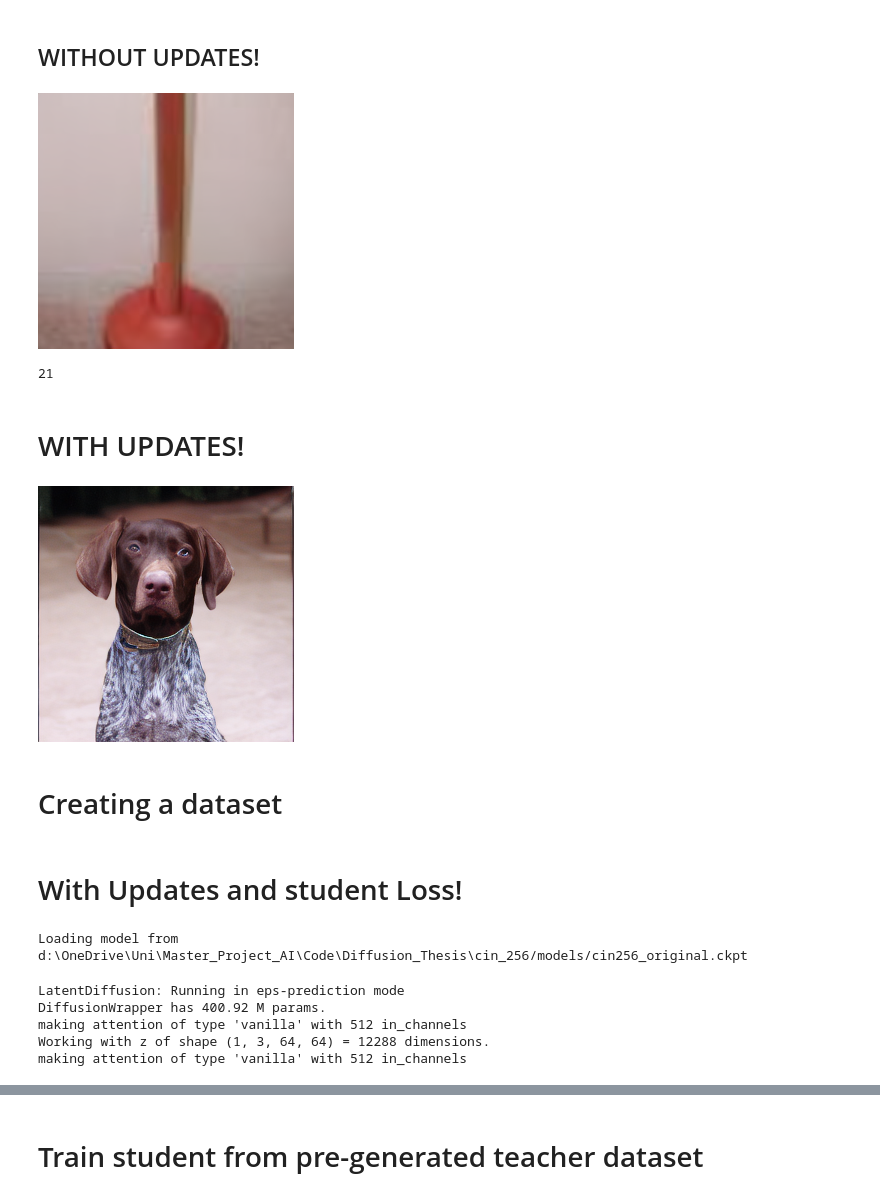
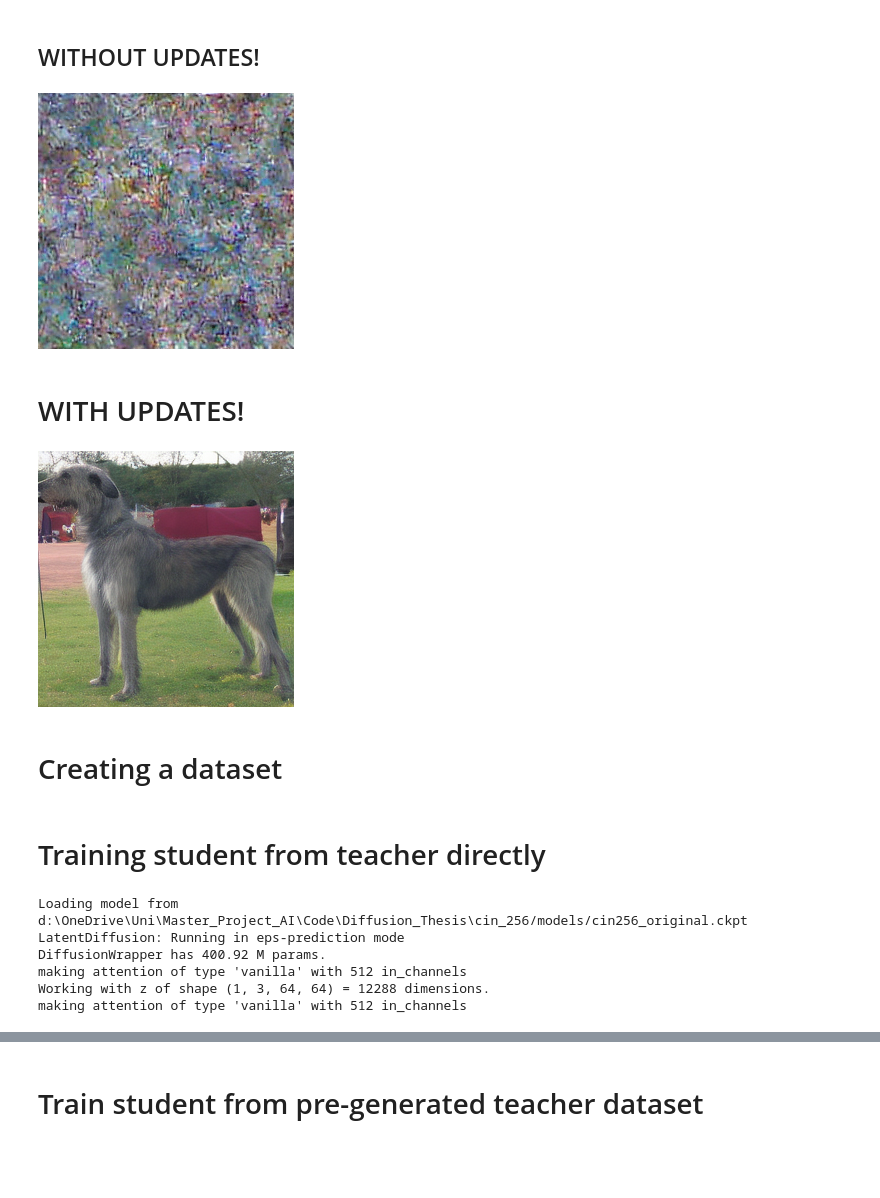
Before and after one commit to Pmobilee/DSD, a Jupyter notebook: cin_256/Cin_256_custom.ipynb, the cells around one changed output, grey strips where cells are left out. Saved outputs shown, nothing was run; the diff lists cells and outputs as text; code cells hidden in the pictures; blank space fills up the shorter version.

```diff
--- a/cin_256/Cin_256_custom.ipynb
+++ b/cin_256/Cin_256_custom.ipynb
@@ -6,3 +6,6 @@ from util import *
 cwd = os.getcwd()
 %reload_ext autoreload
 %autoreload 2
+
+config_path=f"{cwd}/models/configs/cin256-v2-custom.yaml"
+model_path=f"{cwd}/models/cin256_original.ckpt"
@@ -18,0 +14,2 @@ making attention of type 'vanilla' with 512 in_channels
+# %%
+teacher, sampler_teacher, student, sampler_student = create_models(config_path, model_path, student=True)
@@ -19,14 +23,10 @@ making attention of type 'vanilla' with 512 in_channels
 # %% [markdown]
 ## WITHOUT UPDATES!
 # %%
-img, x_T_copy, class_prompt, intermediates  = generate(teacher, sampler_teacher, steps=20, scale=3, keep_intermediates=True)
+img, x_T_copy, class_prompt, intermediates  = generate(teacher, sampler_teacher, steps=1, scale=3, keep_intermediates=True)
 img
 # %% [output]
-[figure, old version]
+[figure, new version]
-# %%
-len(intermediates)
-# %% [output]
-21
 # %% [markdown]
 # WITH UPDATES!
 # %%
@@ -34,23 +37,21 @@ intermediates, starting_noise, class_prompt = return_intermediates_for_student(t
 # %%
 latent_to_img(teacher, intermediates[-1])
 # %% [output]
-[figure, old version]
+[figure, new version]
 # %% [markdown]
 # Creating a dataset
 # %%
 dataset_path = f"{cwd}/data/pre_generated/teacher_128/"
 dataset_name = "teacher_128.pt"
 make_dataset(teacher, sampler_teacher, 4, 128, dataset_path, dataset_name)
-# %% [markdown]
-# With Updates and student Loss!
+# %% [markdown]
+# Training student from teacher directly
 # %%
 import copy
 
 teacher = get_model(config_path=f"{cwd}/models/configs/cin256-v2-custom.yaml", model_path=f"{cwd}/models/cin256_original.ckpt")
 sampler_teacher = DDIMSampler(teacher)
-student = copy.deepcopy(teacher)
-student.requires_grad = True
-sampler_student = DDIMSampler(student)
+
 
 for param in sampler_student.model.parameters():
     param.requires_grad = True
@@ -62,11 +63,11 @@ sampler_student.model.requires_grad = True
 student.model.requires_grad = True
 # %% [output]
 Loading model from d:\OneDrive\Uni\Master_Project_AI\Code\Diffusion_Thesis\cin_256/models/cin256_original.ckpt
+LatentDiffusion: Running in eps-prediction mode
+DiffusionWrapper has 400.92 M params.
+making attention of type 'vanilla' with 512 in_channels
+Working with z of shape (1, 3, 64, 64) = 12288 dimensions.
+making attention of type 'vanilla' with 512 in_channels
-LatentDiffusion: Running in eps-prediction mode
-DiffusionWrapper has 400.92 M params.
-making attention of type 'vanilla' with 512 in_channels
-Working with z of shape (1, 3, 64, 64) = 12288 dimensions.
-making attention of type 'vanilla' with 512 in_channels
 # %%
 teacher_train_student(teacher, sampler_teacher, student, sampler_student, steps=20, generations=3)
 # %% [output]
```
Also changed, not shown: parts of 36 cells of this notebook, 1 other file.
